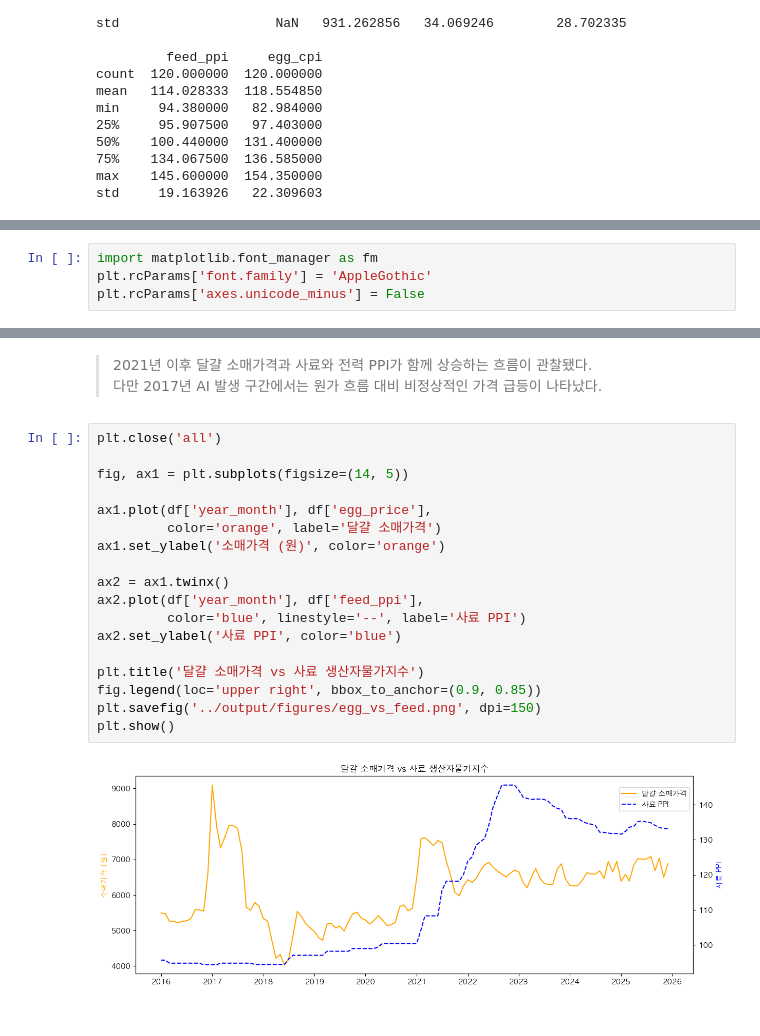
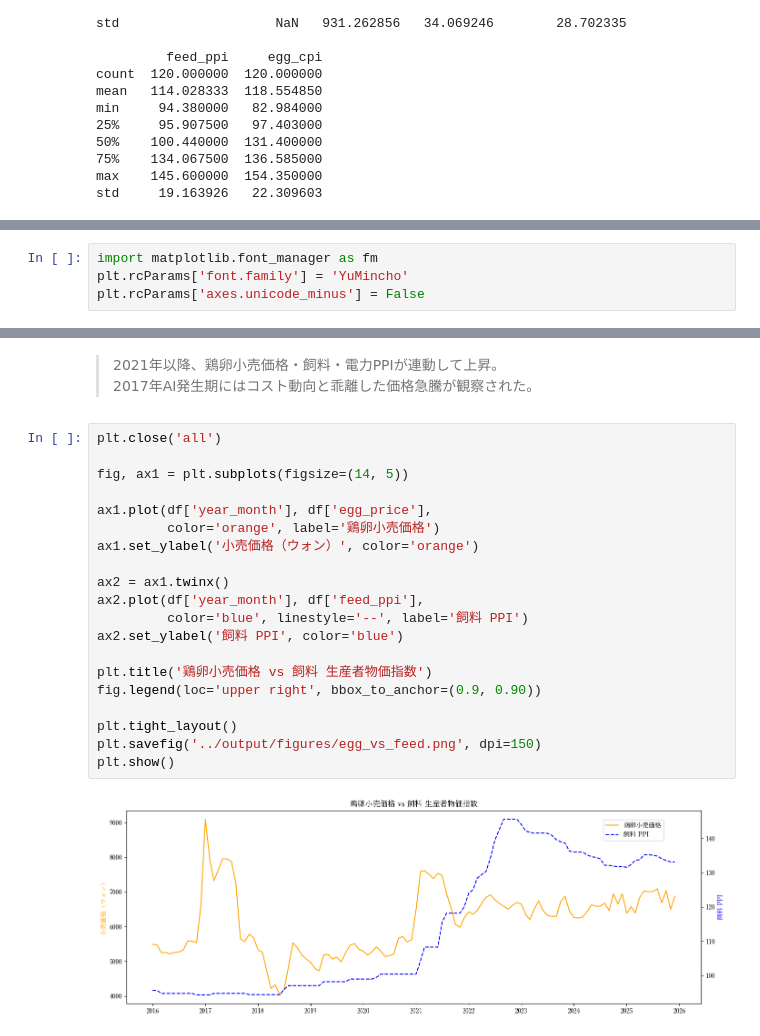
Before and after one commit to chlnaa/egg-price-analysis, a Jupyter notebook: notebooks/02_eda.ipynb, the cells around one changed output, grey strips where cells are left out. Cells and saved outputs as stored; diff of their text form.

```diff
--- a/notebooks/02_eda.ipynb
+++ b/notebooks/02_eda.ipynb
@@ -108,6 +110,6 @@ std     19.163926   22.309603
 # %%
 import matplotlib.font_manager as fm
-plt.rcParams['font.family'] = 'AppleGothic'
+plt.rcParams['font.family'] = 'YuMincho'
 plt.rcParams['axes.unicode_minus'] = False
 # %%
 plt.close('all')
@@ -142,24 +140,26 @@ plt.show()
 # %% [markdown]
-> 2021년 이후 달걀 소매가격과 사료와 전력 PPI가 함께 상승하는 흐름이 관찰됐다.
-> 다만 2017년 AI 발생 구간에서는 원가 흐름 대비 비정상적인 가격 급등이 나타났다.
+> 2021年以降、鶏卵小売価格・飼料・電力PPIが連動して上昇。
+> 2017年AI発生期にはコスト動向と乖離した価格急騰が観察された。
 # %%
 plt.close('all')
 
 fig, ax1 = plt.subplots(figsize=(14, 5))
 
 ax1.plot(df['year_month'], df['egg_price'],
-         color='orange', label='달걀 소매가격')
-ax1.set_ylabel('소매가격 (원)', color='orange')
+         color='orange', label='鶏卵小売価格')
+ax1.set_ylabel('小売価格（ウォン）', color='orange')
 
 ax2 = ax1.twinx()
 ax2.plot(df['year_month'], df['feed_ppi'],
-         color='blue', linestyle='--', label='사료 PPI')
-ax2.set_ylabel('사료 PPI', color='blue')
+         color='blue', linestyle='--', label='飼料 PPI')
+ax2.set_ylabel('飼料 PPI', color='blue')
 
-plt.title('달걀 소매가격 vs 사료 생산자물가지수')
-fig.legend(loc='upper right', bbox_to_anchor=(0.9, 0.85))
+plt.title('鶏卵小売価格 vs 飼料 生産者物価指数')
+fig.legend(loc='upper right', bbox_to_anchor=(0.9, 0.90))
+
+plt.tight_layout()
 plt.savefig('../output/figures/egg_vs_feed.png', dpi=150)
 plt.show()
 # %% [output]
-[figure, old version]
+[figure, new version]
 # %% [markdown]
```
Also changed, not shown: parts of 22 cells of this notebook, 17 other files.
